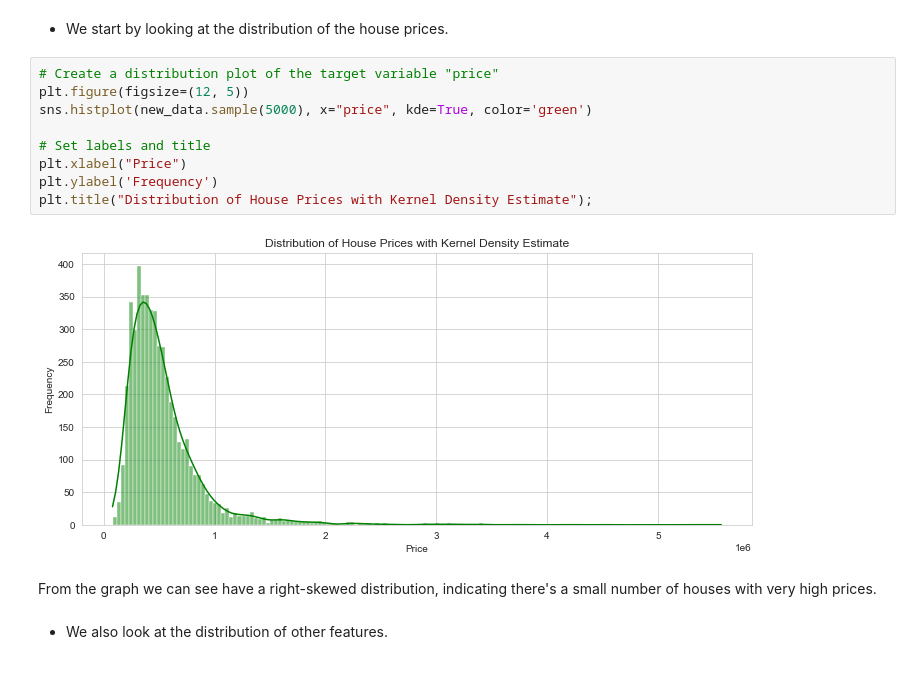
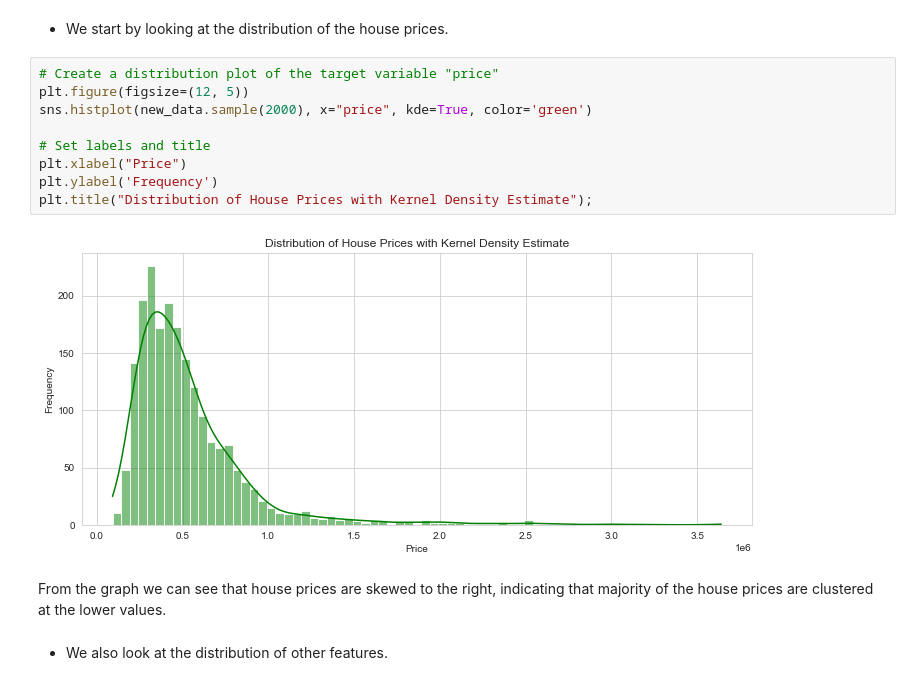
Before and after one commit to learn-co-curriculum/dsc-phase-2-project-v2-3, a Jupyter notebook: student.ipynb, the cells around one changed output. Saved outputs shown, nothing was run; the diff lists cells and outputs as text.

```diff
--- a/student.ipynb
+++ b/student.ipynb
@@ -404,16 +404,16 @@ Now that we've dropped the unnecessary we can visualize how the features are dis
 # %%
 # Create a distribution plot of the target variable "price"
 plt.figure(figsize=(12, 5))
-sns.histplot(new_data.sample(5000), x="price", kde=True, color='green')
+sns.histplot(new_data.sample(2000), x="price", kde=True, color='green')
 
 # Set labels and title
 plt.xlabel("Price")
 plt.ylabel('Frequency')
 plt.title("Distribution of House Prices with Kernel Density Estimate");
 # %% [output]
-[figure, old version]
+[figure, new version]
-# %% [markdown]
-From the graph we can see have a right-skewed distribution, indicating there's a small number of houses with very high prices.
+# %% [markdown]
+From the graph we can see that house prices are skewed to the right, indicating that majority of the house prices are clustered at the lower values.
 # %% [markdown]
 * We also look at the distribution of other features.
 # %%
```
Also changed, not shown: parts of 13 cells of this notebook.
